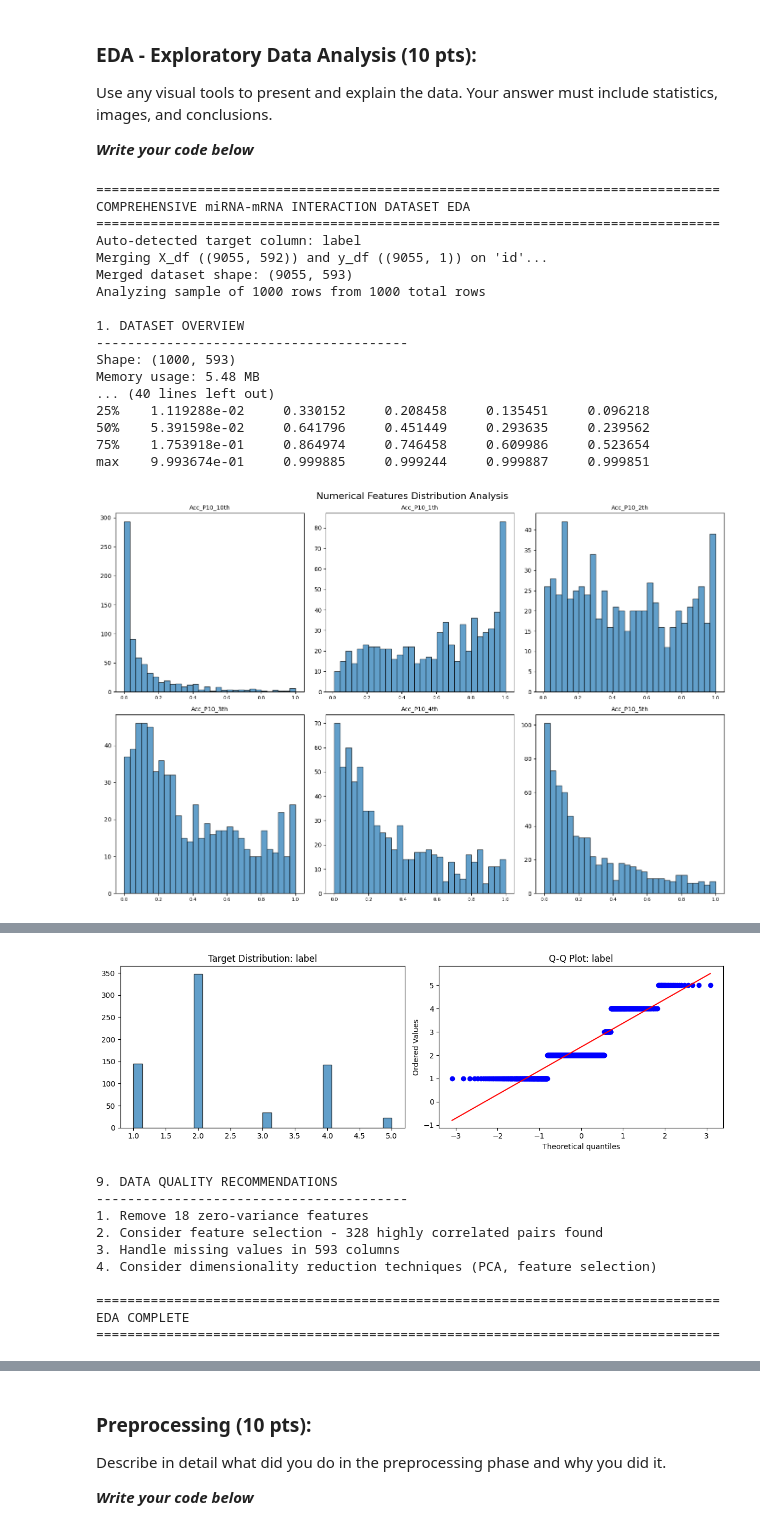
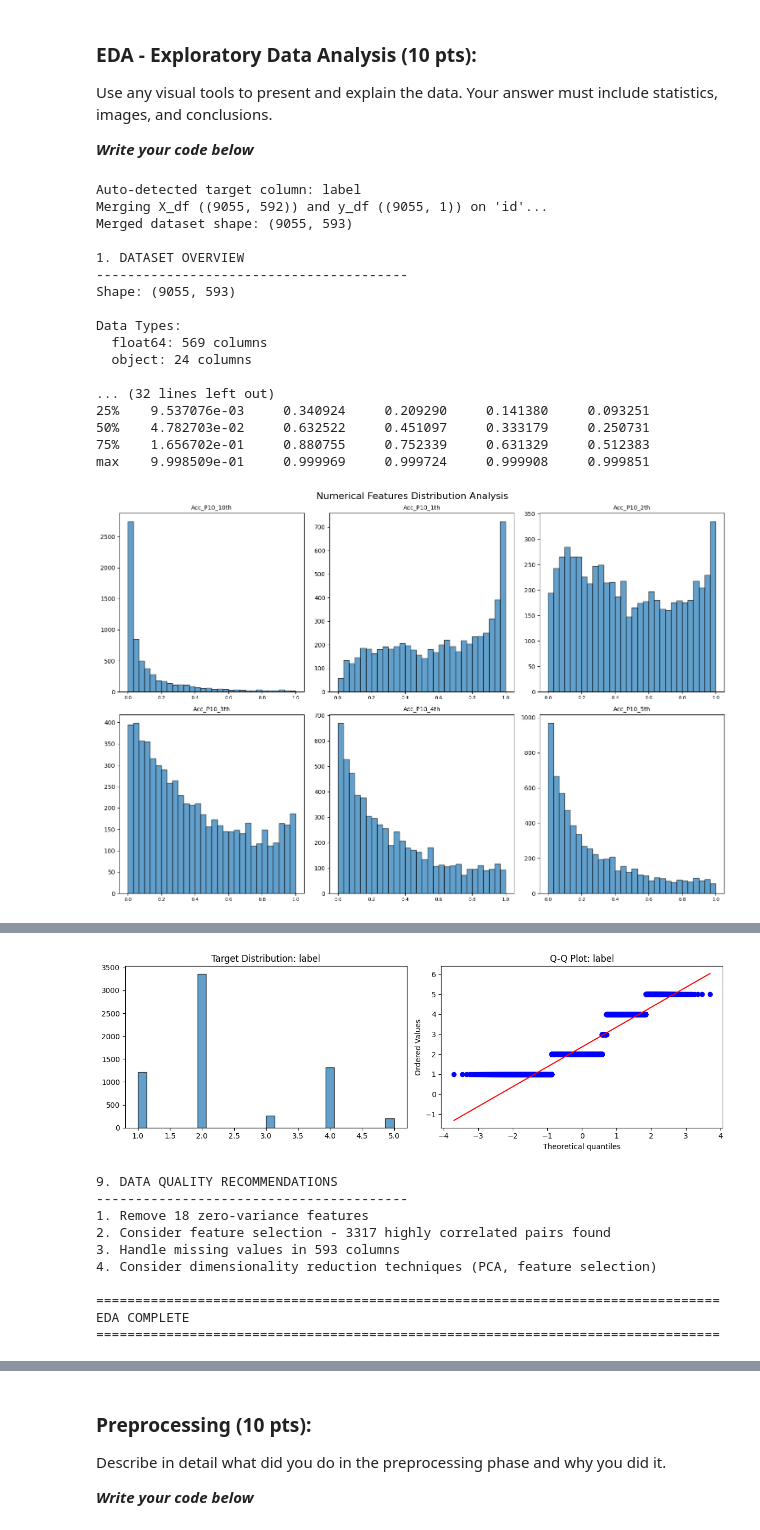
Before and after one commit to ofekvs18/miRNA-interaction-kaggle, a Jupyter notebook: Ex2_WIP_supervised_learning.ipynb, the cells around one changed output, grey strips where cells are left out. Saved outputs shown, nothing was run; the diff lists cells and outputs as text; code cells hidden in the pictures.

```diff
--- a/Ex2_WIP_supervised_learning.ipynb
+++ b/Ex2_WIP_supervised_learning.ipynb
@@ -213,9 +214,8 @@ Use any visual tools to present and explain the data. Your answer must include s
 # %%
 
 
-def comprehensive_mirna_eda(X_df, y_df=None, id_col='id', target_col=None, sample_size=None, figsize=(15, 10)):
+def comprehensive_eda(X_df, y_df=None, id_col='id', target_col=None, sample_size=None, figsize=(15, 10)):
     """
-    Comprehensive Exploratory Data Analysis for miRNA-mRNA interaction datasets
 
     Parameters:
     -----------
@@ -236,11 +236,6 @@ def comprehensive_mirna_eda(X_df, y_df=None, id_col='id', target_col=None, sampl
     --------
     dict : Dictionary containing analysis results and statistics
     """
-
-    print("=" * 80)
-    print("COMPREHENSIVE miRNA-mRNA INTERACTION DATASET EDA")
-    print("=" * 80)
-
     # Merge datasets if y_df is provided
     if y_df is not None:
         if target_col is None:
@@ -270,7 +265,6 @@ def comprehensive_mirna_eda(X_df, y_df=None, id_col='id', target_col=None, sampl
     print("\n1. DATASET OVERVIEW")
     print("-" * 40)
     print(f"Shape: {df_analysis.shape}")
-    print(f"Memory usage: {df_analysis.memory_usage(deep=True).sum() / 1024**2:.2f} MB")
 
     # Data types breakdown
     dtype_counts = df_analysis.dtypes.value_counts()
@@ -286,7 +280,6 @@ def comprehensive_mirna_eda(X_df, y_df=None, id_col='id', target_col=None, sampl
 
     # 2. MISSING VALUES ANALYSIS
     print("\n2. MISSING VALUES ANALYSIS")
-    print("-" * 40)
     missing_stats = df_analysis.isnull().sum()
     missing_pct = (missing_stats / len(df_analysis)) * 100
     missing_df = pd.DataFrame({
@@ -298,14 +291,11 @@ def comprehensive_mirna_eda(X_df, y_df=None, id_col='id', target_col=None, sampl
     if len(cols_with_missing) > 0:
         print(f"Columns with missing values: {len(cols_with_missing)}")
         print(cols_with_missing.head(10))
-    else:
-        print("No missing values found!")
 
     results['missing_values'] = missing_df
 
     # 3. FEATURE CATEGORIZATION (based on column naming patterns)
     print("\n3. FEATURE CATEGORIZATION")
-    print("-" * 40)
 
     feature_categories = {
         'accessibility': [col for col in df_analysis.columns if col.startswith('Acc_')],
@@ -336,10 +326,10 @@ def comprehensive_mirna_eda(X_df, y_df=None, id_col='id', target_col=None, sampl
     numerical_cols = df_analysis.select_dtypes(include=[np.number]).columns.tolist()
     if id_col in numerical_cols:
         numerical_cols.remove(id_col)  # Remove ID column
+    results['numerical_cols'] = numerical_cols
+
 
     print(f"\n4. NUMERICAL FEATURES ANALYSIS ({len(numerical_cols)} features)")
-    print("-" * 40)
-
     if numerical_cols:
         num_stats = df_analysis[numerical_cols].describe()
         print("Summary Statistics (first 5 features):")
@@ -371,9 +361,8 @@ def comprehensive_mirna_eda(X_df, y_df=None, id_col='id', target_col=None, sampl
 
     # 5. CATEGORICAL FEATURES ANALYSIS
     categorical_cols = df_analysis.select_dtypes(include=['object']).columns.tolist()
-
+    results['categorical_cols'] = categorical_cols
     print(f"\n5. CATEGORICAL FEATURES ANALYSIS ({len(categorical_cols)} features)")
-    print("-" * 40)
 
     if categorical_cols:
         for col in categorical_cols[:5]:  # Show first 5 categorical columns
@@ -390,10 +379,12 @@ def comprehensive_mirna_eda(X_df, y_df=None, id_col='id', target_col=None, sampl
         print(f"\n6. CORRELATION ANALYSIS")
         print("-" * 40)
 
-        # Sample features for correlation matrix (to avoid overcrowding)
-        corr_features = numerical_cols[:50] if len(numerical_cols) > 50 else numerical_cols
-        corr_matrix = df_analysis[corr_features].corr()
+        corr_matrix = df_analysis[numerical_cols].corr().abs()
+        upper = corr_matrix.where(np.triu(np.ones(corr_matrix.shape), k=1).astype(bool))
+        to_drop = [column for column in upper.columns if any(upper[column] > 0.8)]
+        results['columns_to_drop_correlation'] = to_drop
 
+        # Drop highly correlated
         # Find highly correlated pairs
         high_corr_pairs = []
         for i in range(len(corr_matrix.columns)):
@@ -404,10 +395,6 @@ def comprehensive_mirna_eda(X_df, y_df=None, id_col='id', target_col=None, sampl
                                           corr_matrix.columns[j],
                                           corr_val))
 
-        print(f"High correlation pairs (|r| > 0.8): {len(high_corr_pairs)}")
-        if high_corr_pairs:
-            for pair in high_corr_pairs[:10]:  # Show first 10
-                print(f"  {pair[0]} <-> {pair[1]}: {pair[2]:.3f}")
 
         # Plot correlation heatmap for sample features
         plt.figure(figsize=(12, 10))
@@ -487,44 +474,44 @@ def comprehensive_mirna_eda(X_df, y_df=None, id_col='id', target_col=None, sampl
     if len(high_corr_pairs) > 10:
         recommendations.append(f"Consider feature selection - {len(high_corr_pairs)} highly correlated pairs found")
 
     if len(cols_with_missing) > 0:
         recommendations.append(f"Handle missing values in {len(cols_with_missing)} columns")
 
     if len(numerical_cols) > 100:
         recommendations.append("Consider dimensionality reduction techniques (PCA, feature selection)")
 
     if not recommendations:
         recommendations.append("Dataset appears to be in good shape for analysis!")
 
     for i, rec in enumerate(recommendations, 1):
         print(f"{i}. {rec}")
 
     results['recommendations'] = recommendations
 
     print(f"\n{'='*80}")
     print("EDA COMPLETE")
     print(f"{'='*80}")
 
     return results
 
-results = comprehensive_mirna_eda(x_train, y_train, sample_size=1000)
+eda_results = comprehensive_eda(x_train, y_train)
 # %% [output]
-================================================================================
-COMPREHENSIVE miRNA-mRNA INTERACTION DATASET EDA
-================================================================================
 Auto-detected target column: label
 Merging X_df ((9055, 592)) and y_df ((9055, 1)) on 'id'...
 Merged dataset shape: (9055, 593)
-Analyzing sample of 1000 rows from 1000 total rows
 
 1. DATASET OVERVIEW
 ----------------------------------------
-Shape: (1000, 593)
-Memory usage: 5.48 MB
-... (40 lines left out)
-25%    1.119288e-02     0.330152     0.208458     0.135451     0.096218
-50%    5.391598e-02     0.641796     0.451449     0.293635     0.239562
-75%    1.753918e-01     0.864974     0.746458     0.609986     0.523654
-max    9.993674e-01     0.999885     0.999244     0.999887     0.999851
+Shape: (9055, 593)
+
+Data Types:
+  float64: 569 columns
+  object: 24 columns
+
+... (32 lines left out)
+25%    9.537076e-03     0.340924     0.209290     0.141380     0.093251
+50%    4.782703e-02     0.632522     0.451097     0.333179     0.250731
+75%    1.656702e-01     0.880755     0.752339     0.631329     0.512383
+max    9.998509e-01     0.999969     0.999724     0.999908     0.999851
-[figure, old version]
+[figure, new version]
 5. CATEGORICAL FEATURES ANALYSIS (24 features)
@@ -565,9 +549,9 @@ max        5.000000
 Name: label, dtype: float64
-[figure, old version]
+[figure, new version]
 9. DATA QUALITY RECOMMENDATIONS
 ----------------------------------------
 1. Remove 18 zero-variance features
-2. Consider feature selection - 328 highly correlated pairs found
+2. Consider feature selection - 3317 highly correlated pairs found
 3. Handle missing values in 593 columns
 4. Consider dimensionality reduction techniques (PCA, feature selection)
 
```
Also changed, not shown: parts of 24 cells of this notebook.
